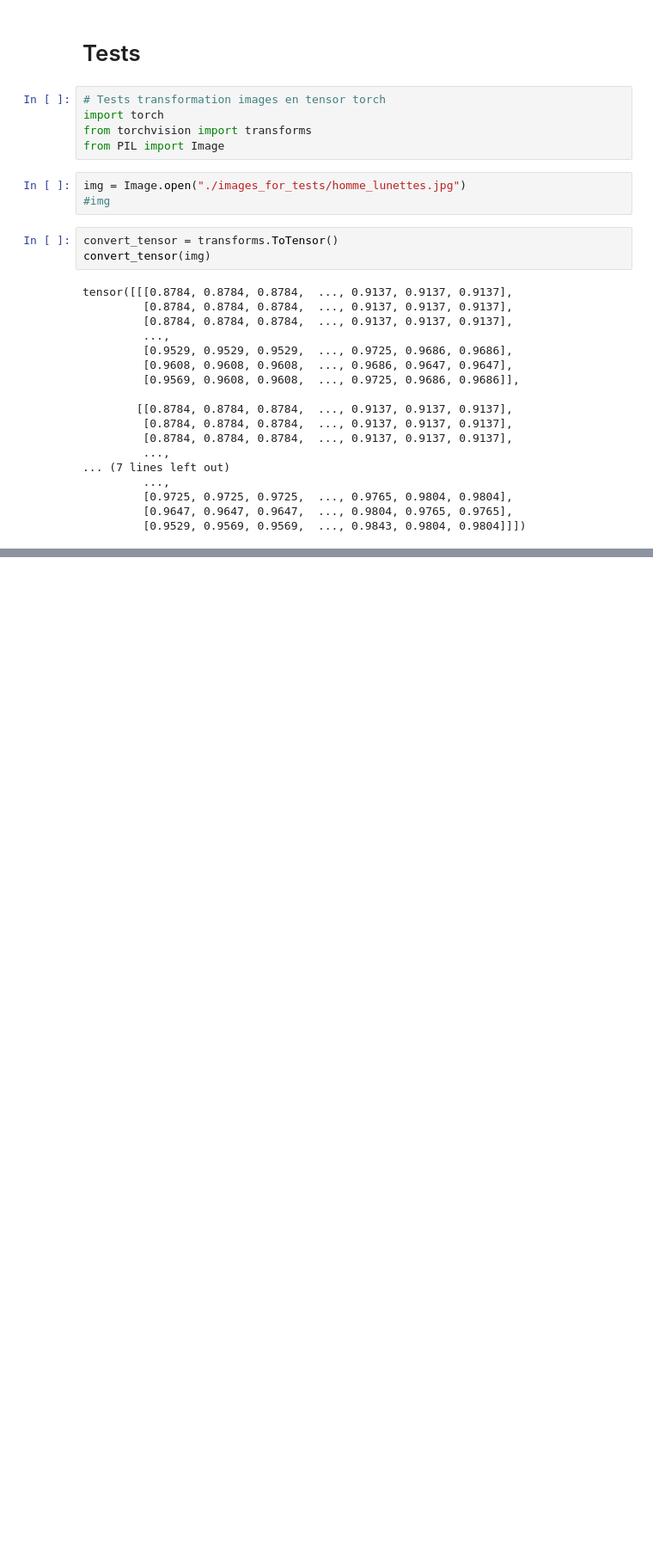
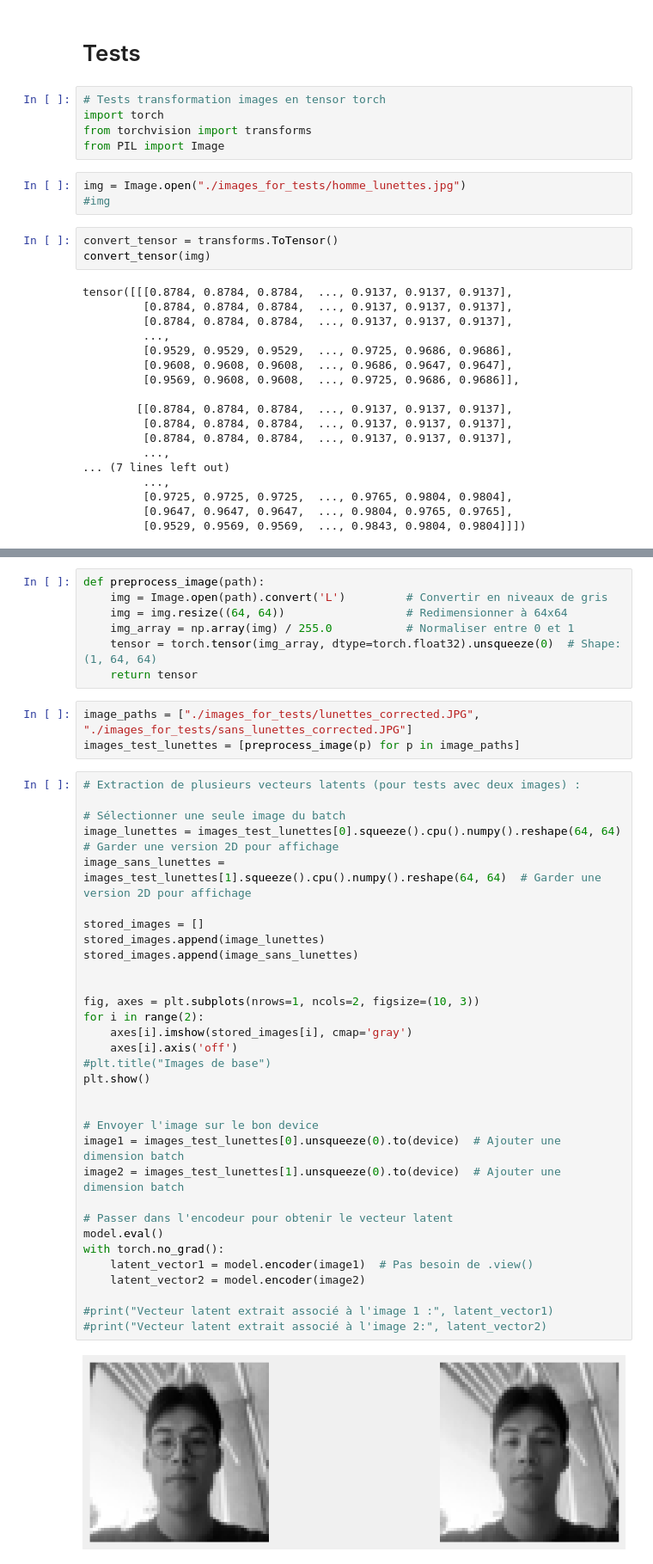
Before and after one commit to Picus303/FaceTidieux, a Jupyter notebook: Autoencodeur_1.ipynb, the cells around one changed output, grey strips where cells are left out. Shown at 86% size. Drawn from its saved outputs; the diff is of its cells as text; blank space fills up the shorter version.

```diff
--- a/Autoencodeur_1.ipynb
+++ b/Autoencodeur_1.ipynb
@@ -393,0 +404,44 @@ tensor([[[0.8784, 0.8784, 0.8784,  ..., 0.9137, 0.9137, 0.9137],
+# %%
+def preprocess_image(path):
+    img = Image.open(path).convert('L')         # Convertir en niveaux de gris
+    img = img.resize((64, 64))                  # Redimensionner à 64x64
+    img_array = np.array(img) / 255.0           # Normaliser entre 0 et 1
+    tensor = torch.tensor(img_array, dtype=torch.float32).unsqueeze(0)  # Shape: (1, 64, 64)
+    return tensor
+# %%
+image_paths = ["./images_for_tests/lunettes_corrected.JPG", "./images_for_tests/sans_lunettes_corrected.JPG"]
+images_test_lunettes = [preprocess_image(p) for p in image_paths]
+# %%
+# Extraction de plusieurs vecteurs latents (pour tests avec deux images) :
+
+# Sélectionner une seule image du batch
+image_lunettes = images_test_lunettes[0].squeeze().cpu().numpy().reshape(64, 64)  # Garder une version 2D pour affichage
+image_sans_lunettes = images_test_lunettes[1].squeeze().cpu().numpy().reshape(64, 64)  # Garder une version 2D pour affichage
+
+stored_images = []
+stored_images.append(image_lunettes)
+stored_images.append(image_sans_lunettes)
+
+
+fig, axes = plt.subplots(nrows=1, ncols=2, figsize=(10, 3))
+for i in range(2):
+    axes[i].imshow(stored_images[i], cmap='gray')
+    axes[i].axis('off')
+#plt.title("Images de base")
+plt.show()
+
+
+# Envoyer l'image sur le bon device
+image1 = images_test_lunettes[0].unsqueeze(0).to(device)  # Ajouter une dimension batch
+image2 = images_test_lunettes[1].unsqueeze(0).to(device)  # Ajouter une dimension batch
+
+# Passer dans l'encodeur pour obtenir le vecteur latent
+model.eval()
+with torch.no_grad():
+    latent_vector1 = model.encoder(image1)  # Pas besoin de .view()
+    latent_vector2 = model.encoder(image2)
+
+#print("Vecteur latent extrait associé à l'image 1 :", latent_vector1)
+#print("Vecteur latent extrait associé à l'image 2:", latent_vector2)
+# %% [output]
+[figure, added]
```
Also changed, not shown: parts of 14 cells of this notebook.
